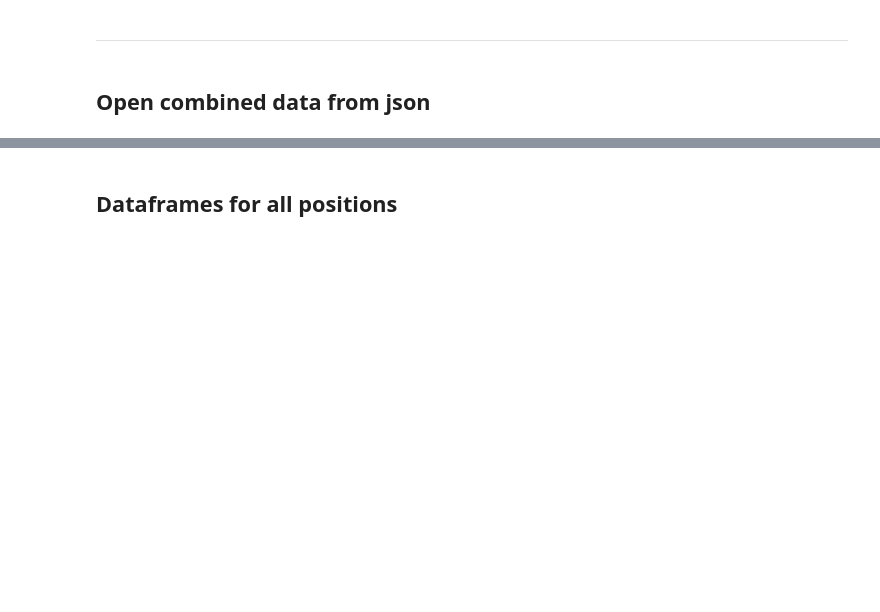
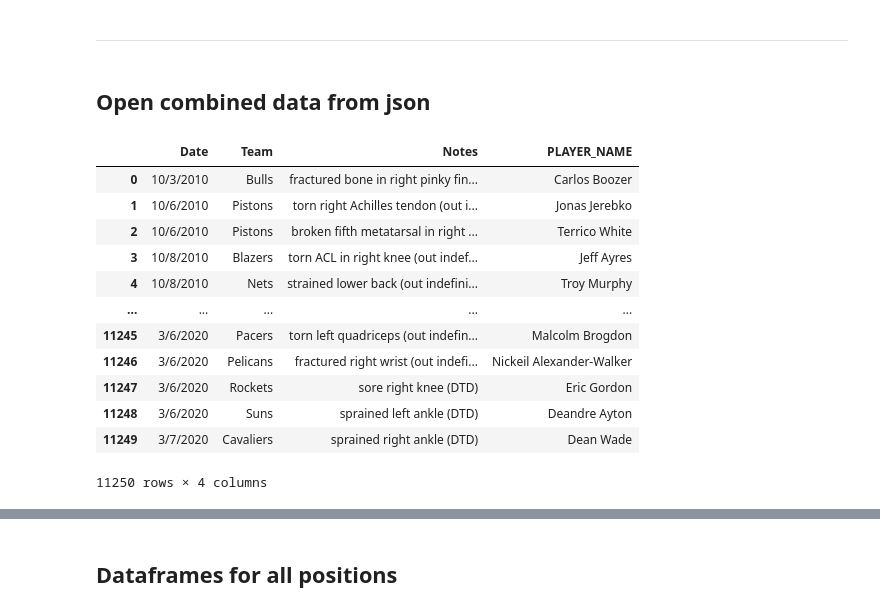
Before and after one commit to Fabiola-C14/Final-Project-NBA-Analysis, a Jupyter notebook: group_files/cpompa/notebooks/nba-ml-multi-linear-regression.ipynb, the cells around one changed output, grey strips where cells are left out. Drawn from its saved outputs; the diff is of its cells as text; code cells hidden in the pictures; blank space fills up the shorter version.

```diff
--- a/group_files/cpompa/notebooks/nba-ml-multi-linear-regression.ipynb
+++ b/group_files/cpompa/notebooks/nba-ml-multi-linear-regression.ipynb
@@ -42,3 +42,24 @@ default = pd.read_json(data).copy()
 all_stars = pd.read_csv('../../datasets/NBA_All_Stars_1996-2018.csv')
 all_stars = all_stars[['Year','PLAYER','PIE','Selected?']]
 all_stars = all_stars.rename(columns={'Year':'YEAR','PLAYER':'PLAYER_NAME', 'Selected?':'ALLSTAR'})
+# %%
+injuries = pd.read_csv('../../datasets/injuries_2010_2020.csv')
+# injuries["PLAYER_NAME"] = injuries["Acquired"] +" "+ injuries["Relinquished"]
+injuries["PLAYER_NAME"] = injuries['Relinquished'].combine_first(injuries['Acquired'])
+injuries = injuries.drop(columns=['Acquired', 'Relinquished'])
+injuries = injuries[[]]
+injuries.copy()
+# %% [output]
+|  | Date | Team | Notes | PLAYER_NAME |
+| 0 | 10/3/2010 | Bulls | fractured bone in right pinky fin... | Carlos Boozer |
+| 1 | 10/6/2010 | Pistons | torn right Achilles tendon (out i... | Jonas Jerebko |
+| 2 | 10/6/2010 | Pistons | broken fifth metatarsal in right ... | Terrico White |
+| 3 | 10/8/2010 | Blazers | torn ACL in right knee (out indef... | Jeff Ayres |
+| 4 | 10/8/2010 | Nets | strained lower back (out indefini... | Troy Murphy |
+| ... | ... | ... | ... | ... |
+| 11245 | 3/6/2020 | Pacers | torn left quadriceps (out indefin... | Malcolm Brogdon |
+| 11246 | 3/6/2020 | Pelicans | fractured right wrist (out indefi... | Nickeil Alexander-Walker |
+| 11247 | 3/6/2020 | Rockets | sore right knee (DTD) | Eric Gordon |
+| 11248 | 3/6/2020 | Suns | sprained left ankle (DTD) | Deandre Ayton |
+| 11249 | 3/7/2020 | Cavaliers | sprained right ankle (DTD) | Dean Wade |
+11250 rows × 4 columns
```
Also changed, not shown: parts of 1 cell of this notebook, 2 other files.
